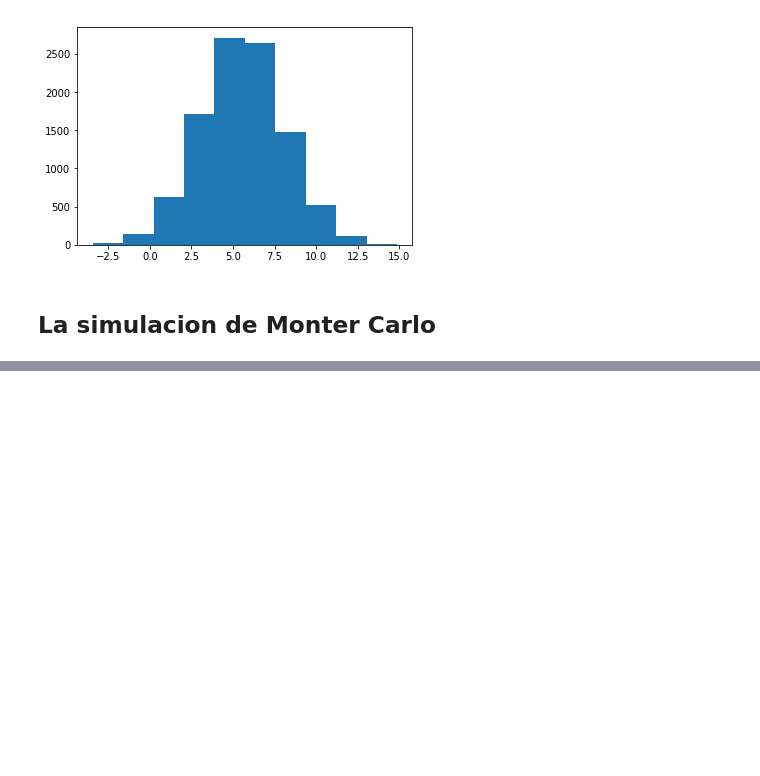
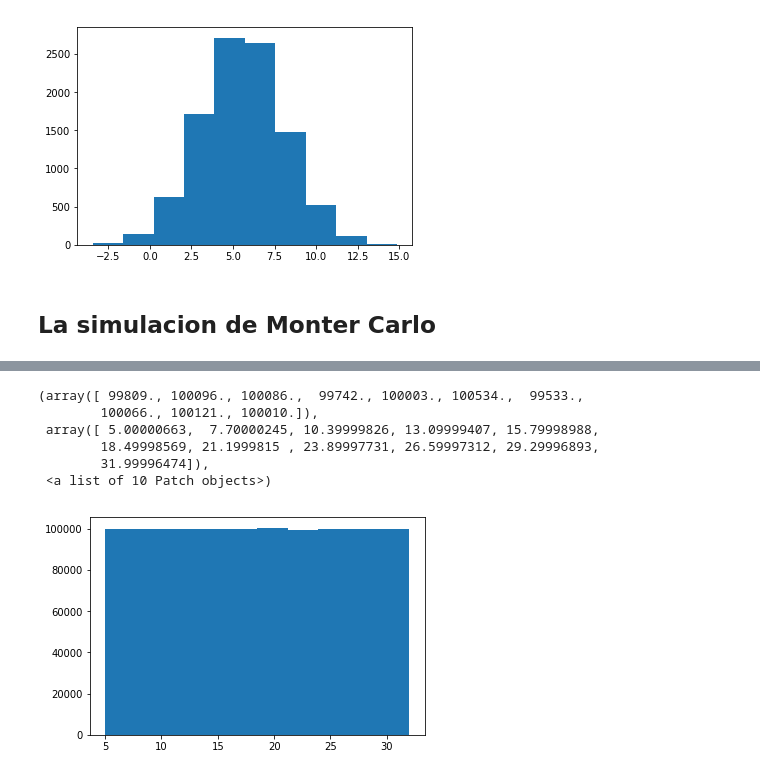
Before and after one commit to juancarestre/bigDataCourse, a Jupyter notebook: 1 Data Cleaning/Data Cleaning - Funciones de distribucion de probabilidad.ipynb, the cells around one changed output, grey strips where cells are left out. Cells and saved outputs as stored; diff of their text form; code cells hidden in the pictures; blank space fills up the shorter version.

```diff
--- a/1 Data Cleaning/Data Cleaning - Funciones de distribucion de probabilidad.ipynb
+++ b/1 Data Cleaning/Data Cleaning - Funciones de distribucion de probabilidad.ipynb
@@ -59,0 +115,10 @@ plt.hist(data)
+# %%
+plt.hist(data['C'])
+# %% [output]
+(array([ 99809., 100096., 100086.,  99742., 100003., 100534.,  99533.,
+        100066., 100121., 100010.]),
+ array([ 5.00000663,  7.70000245, 10.39999826, 13.09999407, 15.79998988,
+        18.49998569, 21.1999815 , 23.89997731, 26.59997312, 29.29996893,
+        31.99996474]),
+ <a list of 10 Patch objects>)
+[figure, added]
```
Also changed, not shown: parts of 13 cells of this notebook, 2 other files.
